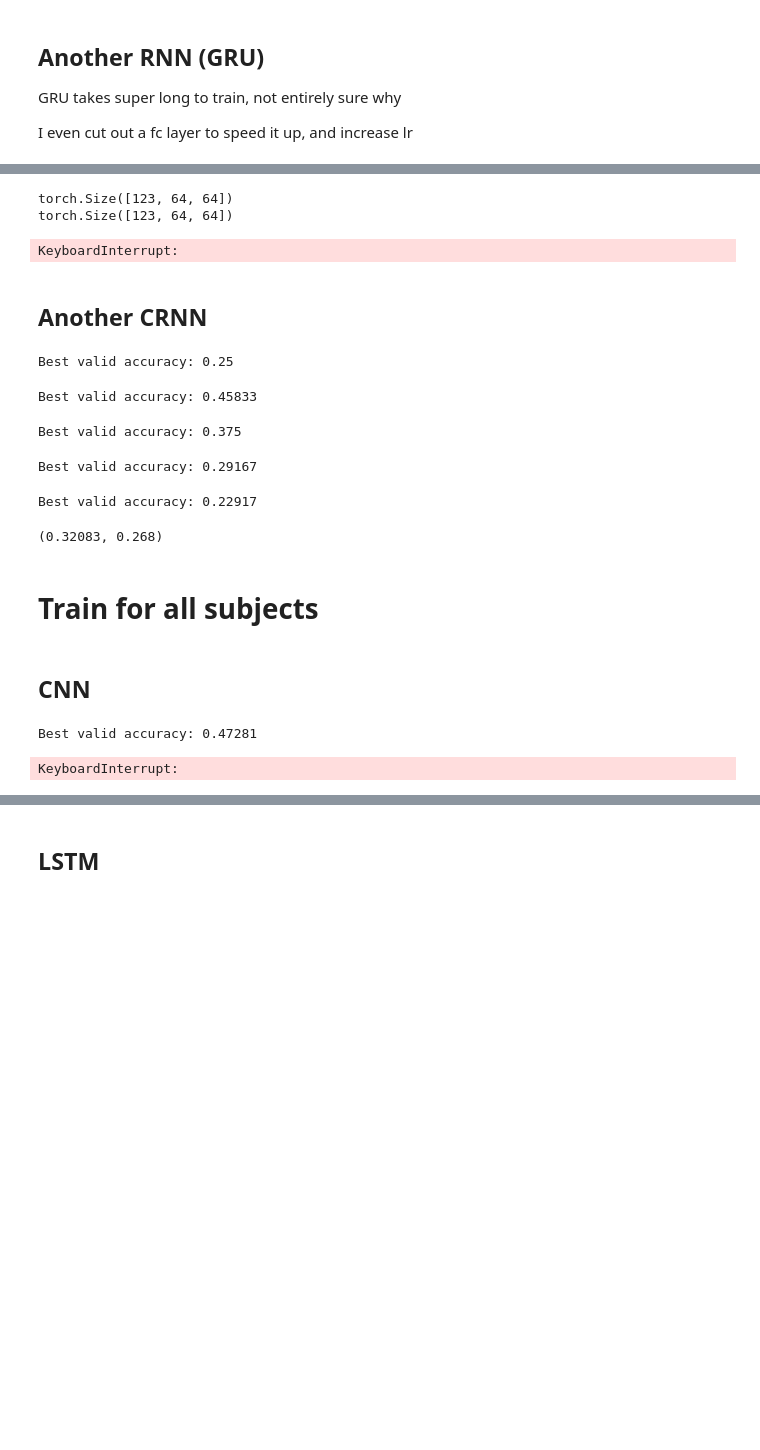
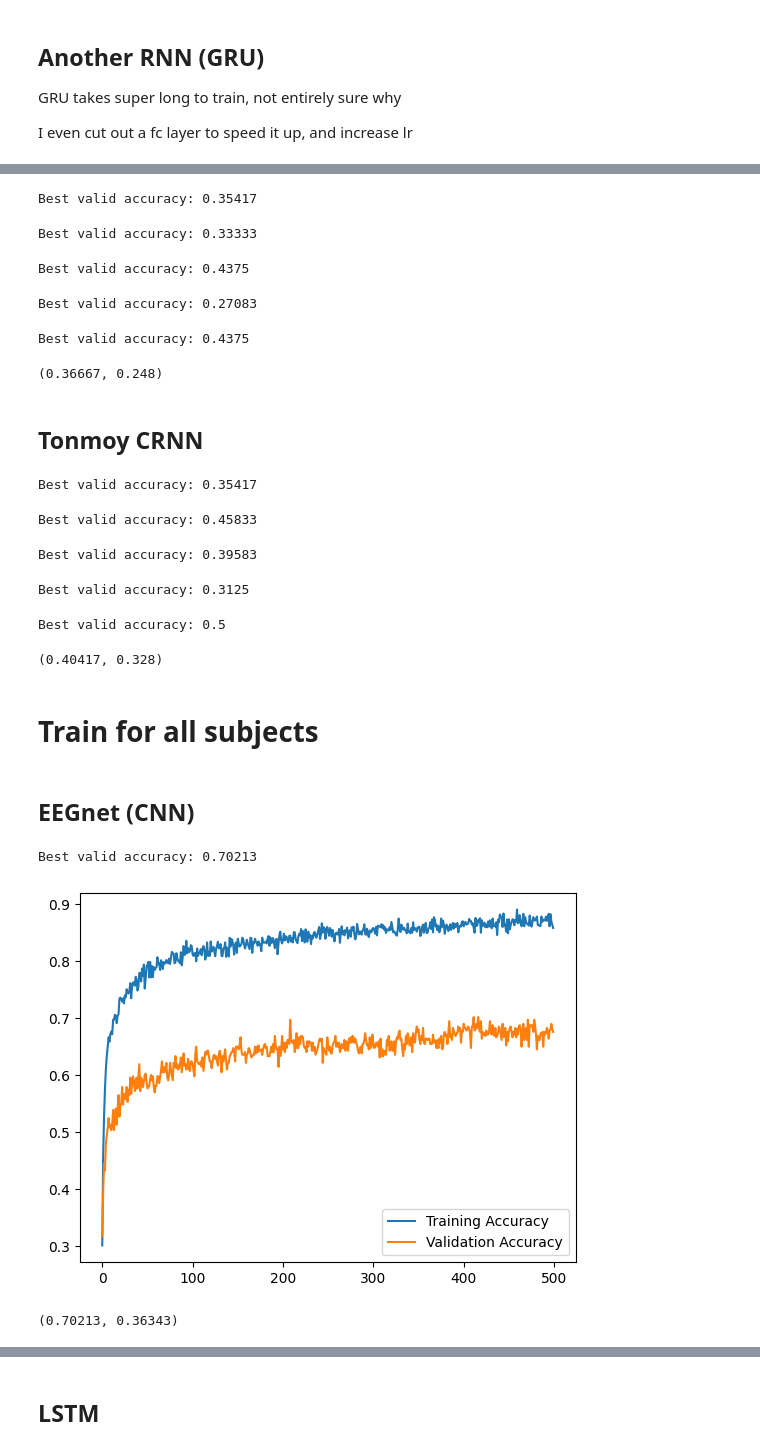
Before and after one commit to TurnerKaminski/ECE147-Final-Project, a Jupyter notebook: main.ipynb, the cells around one changed output, grey strips where cells are left out. Cells and saved outputs as stored; diff of their text form; code cells hidden in the pictures; blank space fills up the shorter version.

```diff
--- a/main.ipynb
+++ b/main.ipynb
@@ -148,7 +214,7 @@ valid_accs = []
 test_accs = []
 
 for i in range(n_trials):
-    crnn = CNN_RNN(output_size=n_class,).to(device)
+    crnn = PD_CRNN(output_size=n_class,).to(device)
     valid_acc = fit(crnn, X_train_valid_s1, y_train_valid_s1, device, epochs=40)
     test_acc, _ = evaluate(crnn, test_dataloader, device)
     valid_accs.append(valid_acc)
@@ -156,30 +222,33 @@ for i in range(n_trials):
 
 round(np.mean(valid_accs), 5), round(np.mean(test_accs), 5)
 # %% [output]
-torch.Size([123, 64, 64])
-torch.Size([123, 64, 64])
+Best valid accuracy: 0.35417
-KeyboardInterrupt:
+Best valid accuracy: 0.33333
+Best valid accuracy: 0.4375
+Best valid accuracy: 0.27083
+Best valid accuracy: 0.4375
+(0.36667, 0.248)
 # %% [markdown]
-## Another CRNN
+## Tonmoy CRNN
 # %%
 valid_accs = []
 test_accs = []
 
 for i in range(n_trials):
     crnn2 = HybridCNNLSTM().to(device)
-    valid_acc = fit(crnn2, X_train_valid_s1, y_train_valid_s1, device, epochs=5)
+    valid_acc = fit(crnn2, X_train_valid_s1, y_train_valid_s1, device, epochs=100)
     test_acc, _ = evaluate(crnn2, test_dataloader, device)
     valid_accs.append(valid_acc)
     test_accs.append(test_acc)
 
 round(np.mean(valid_accs), 5), round(np.mean(test_accs), 5)
 # %% [output]
-Best valid accuracy: 0.25
+Best valid accuracy: 0.35417
 Best valid accuracy: 0.45833
-Best valid accuracy: 0.375
+Best valid accuracy: 0.39583
-Best valid accuracy: 0.29167
+Best valid accuracy: 0.3125
-Best valid accuracy: 0.22917
+Best valid accuracy: 0.5
-(0.32083, 0.268)
+(0.40417, 0.328)
 # %% [markdown]
 # Train for all subjects
 # %%
@@ -195,19 +264,21 @@ dataset_full = TensorDataset(X_tensor_full, y_tensor_full)
 # Prepare dataloaders
 test_dataloader_full = DataLoader(dataset_full, batch_size=256, shuffle=False)
 # %% [markdown]
-## CNN
+## EEGnet (CNN)
 # %%
-valid_accs = []
-test_accs = []
+num_epochs=500
 
-for i in range(n_trials):
-    cnn = CNN(input_size=X_train_valid.shape[1:], N=n_class).to(device)
-    valid_acc = fit(cnn, X_train_valid, y_train_valid, device, epochs=5)
-    test_acc, _ = evaluate(cnn, test_dataloader_full, device)
-    valid_accs.append(valid_acc)
-    test_accs.append(test_acc)
+cnn_all = CNN(input_size=X_train_valid.shape[1:], N=n_class).to(device)
+valid_acc, trains, valids = fit(cnn_all, X_train_valid, y_train_valid, device, epochs=num_epochs)
+plt.figure()
+plt.plot(range(num_epochs), trains)
+plt.plot(range(num_epochs), valids)
+plt.legend(['Training Accuracy', 'Validation Accuracy'])
+plt.show()
+test_acc, _ = evaluate(cnn, test_dataloader_full, device)
 
-round(np.mean(valid_accs), 5), round(np.mean(test_accs), 5)
+valid_acc, test_acc
 # %% [output]
-Best valid accuracy: 0.47281
+Best valid accuracy: 0.70213
+[figure, added]
-KeyboardInterrupt:
+(0.70213, 0.36343)
```
Also changed, not shown: parts of 26 cells of this notebook, 6 other files.
